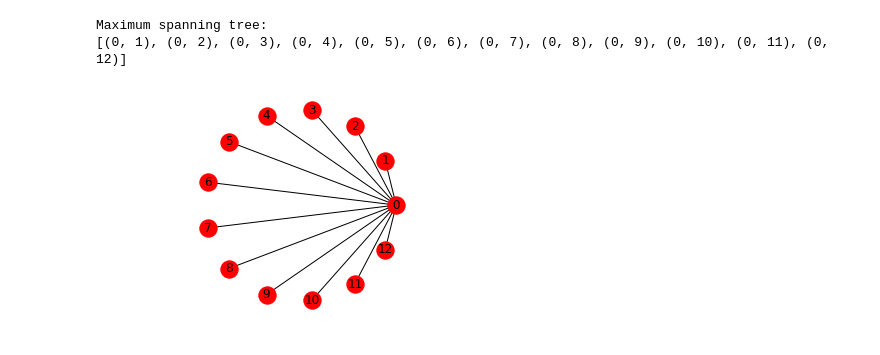
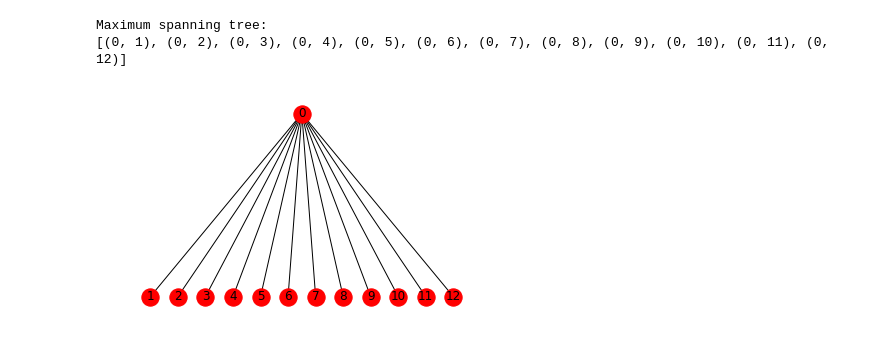
Before and after one commit to aleveren/ucsd-research, a Jupyter notebook: simple-hier-topic-model/topic_cooccurrence.ipynb, the cells around one changed output. Saved outputs shown, nothing was run; the diff lists cells and outputs as text; code cells hidden in the pictures.

Commit message:
Add some tree-layout graph-drawing code

```diff
--- a/simple-hier-topic-model/topic_cooccurrence.ipynb
+++ b/simple-hier-topic-model/topic_cooccurrence.ipynb
@@ -107,9 +107,32 @@ print(tree.edges())
 # %% [output]
 Maximum spanning tree:
 [(0, 1), (0, 2), (0, 3), (0, 4), (0, 5), (0, 6), (0, 7), (0, 8), (0, 9), (0, 10), (0, 11), (0, 12)]
+# %%
+def _tree_layout_helper(tree, source, spacing, center):
+    pos = dict()
+    results_by_child = []
+    for n in sorted(tree.neighbors(source)):
+        results_by_child.append(_tree_layout_helper(tree, n, spacing, center))
+    pos[source] = center
+    width = 0.0
+    for i, (subtree_pos, subtree_width) in enumerate(results_by_child):
+        if i > 0:
+            width += spacing[0]
+        width += subtree_width
+    shiftx = -width / 2.0
+    for subtree_pos, subtree_width in results_by_child:
+        shiftx += subtree_width / 2.0
+        for k, (x, y) in subtree_pos.items():
+            pos[k] = (x + shiftx, y - spacing[1])
+        shiftx += subtree_width / 2.0 + spacing[0]
+    return pos, width
+
+def tree_layout(G, source, spacing=(1.0, 1.0), center=(0.0, 0.0)):
+    tree = nx.bfs_tree(G, source)
+    pos, _ = _tree_layout_helper(tree, source, spacing, center)
+    return pos
 # %%
 fig, ax = plt.subplots()
-nx.draw(tree, pos=nx.circular_layout(tree), ax=ax, with_labels=True)
-ax.axis('equal');
+nx.draw(tree, pos=tree_layout(tree, source=0), ax=ax, with_labels=True);
 # %% [output]
-[figure, old version]
+[figure, new version]
```
Also changed, not shown: parts of 3 cells of this notebook.
